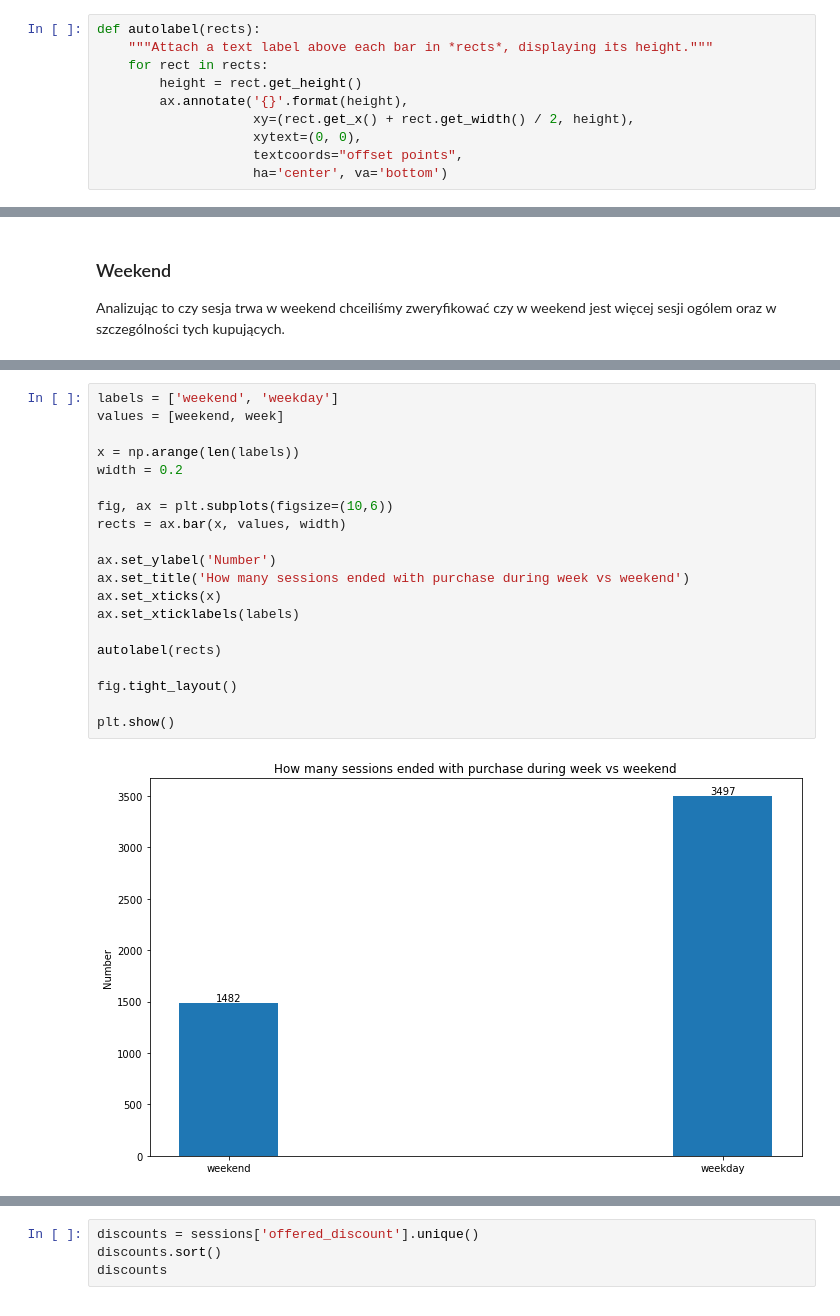
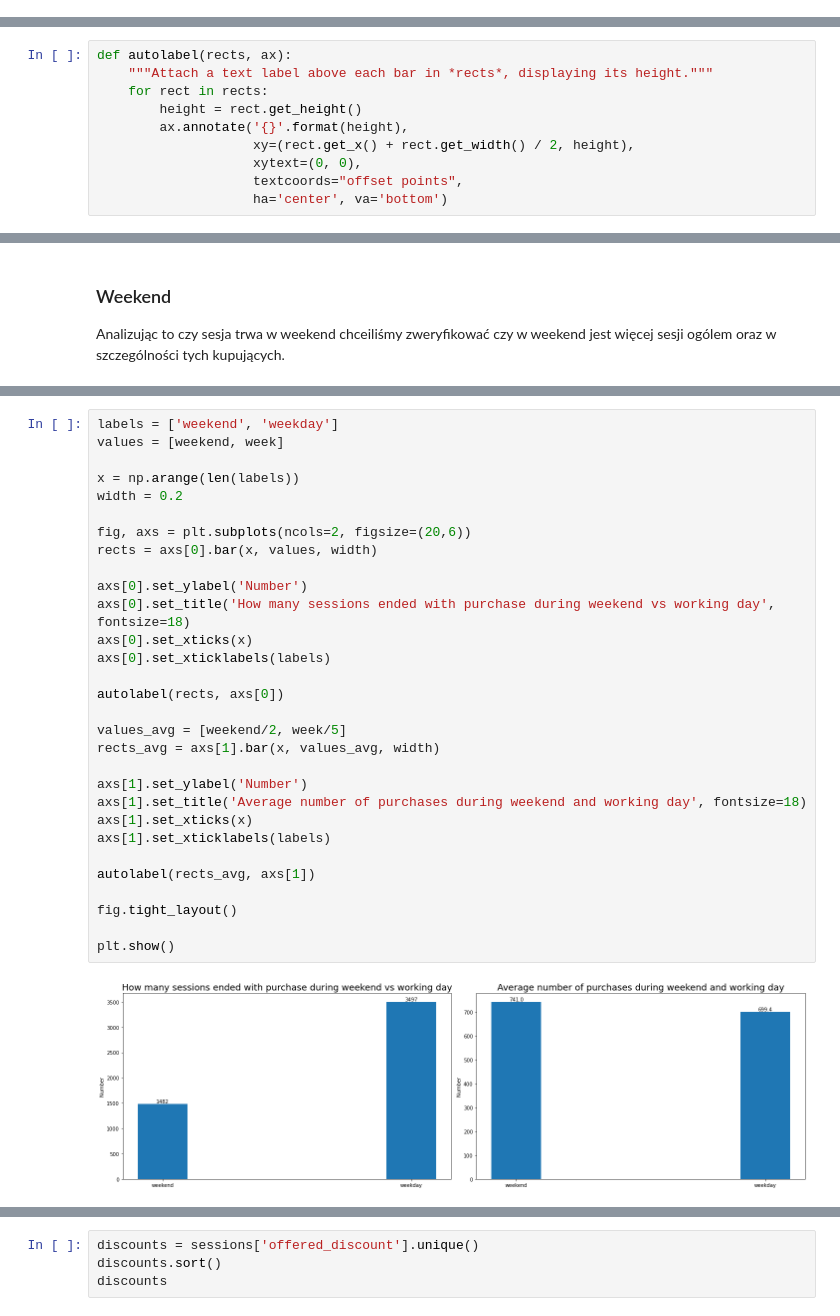
Before and after one commit to pawelbeza/IUM, a Jupyter notebook: data_analysis.ipynb, the cells around one changed output, grey strips where cells are left out. Saved outputs shown, nothing was run; the diff lists cells and outputs as text.

```diff
--- a/data_analysis.ipynb
+++ b/data_analysis.ipynb
@@ -89,10 +73,0 @@ else:
-# %%
-def autolabel(rects):
-    """Attach a text label above each bar in *rects*, displaying its height."""
-    for rect in rects:
-        height = rect.get_height()
-        ax.annotate('{}'.format(height),
-                    xy=(rect.get_x() + rect.get_width() / 2, height),
-                    xytext=(0, 0),
-                    textcoords="offset points",
-                    ha='center', va='bottom')
@@ -101,0 +74,10 @@ Liczba sesji w obu klasach jest porównywalna dlatego można powiedzieć, że ma
+# %%
+def autolabel(rects, ax):
+    """Attach a text label above each bar in *rects*, displaying its height."""
+    for rect in rects:
+        height = rect.get_height()
+        ax.annotate('{}'.format(height),
+                    xy=(rect.get_x() + rect.get_width() / 2, height),
+                    xytext=(0, 0),
+                    textcoords="offset points",
+                    ha='center', va='bottom')
@@ -129,22 +155,32 @@ Analizując to czy sesja trwa w weekend chceiliśmy zweryfikować czy w weekend
 # %%
 labels = ['weekend', 'weekday']
 values = [weekend, week]
 
 x = np.arange(len(labels))
 width = 0.2
 
-fig, ax = plt.subplots(figsize=(10,6))
-rects = ax.bar(x, values, width)
+fig, axs = plt.subplots(ncols=2, figsize=(20,6))
+rects = axs[0].bar(x, values, width)
 
-ax.set_ylabel('Number')
-ax.set_title('How many sessions ended with purchase during week vs weekend')
-ax.set_xticks(x)
-ax.set_xticklabels(labels)
+axs[0].set_ylabel('Number')
+axs[0].set_title('How many sessions ended with purchase during weekend vs working day', fontsize=18)
+axs[0].set_xticks(x)
+axs[0].set_xticklabels(labels)
 
-autolabel(rects)
+autolabel(rects, axs[0])
+
+values_avg = [weekend/2, week/5]
+rects_avg = axs[1].bar(x, values_avg, width)
+
+axs[1].set_ylabel('Number')
+axs[1].set_title('Average number of purchases during weekend and working day', fontsize=18)
+axs[1].set_xticks(x)
+axs[1].set_xticklabels(labels)
+
+autolabel(rects_avg, axs[1])
 
 fig.tight_layout()
 
 plt.show()
 # %% [output]
-[figure, old version]
+[figure, new version]
```
Also changed, not shown: parts of 60 cells of this notebook.
